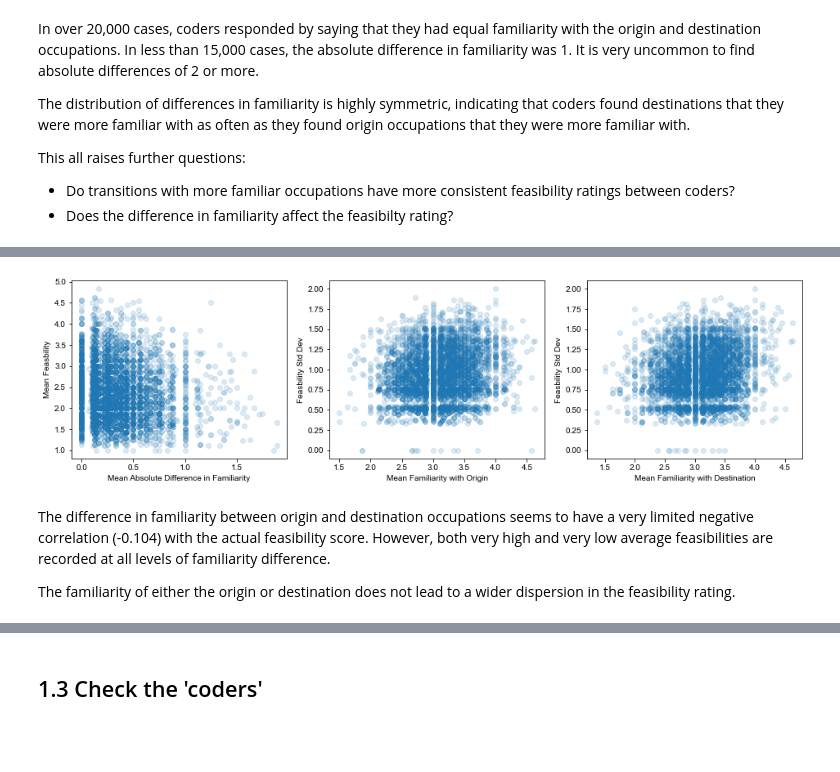
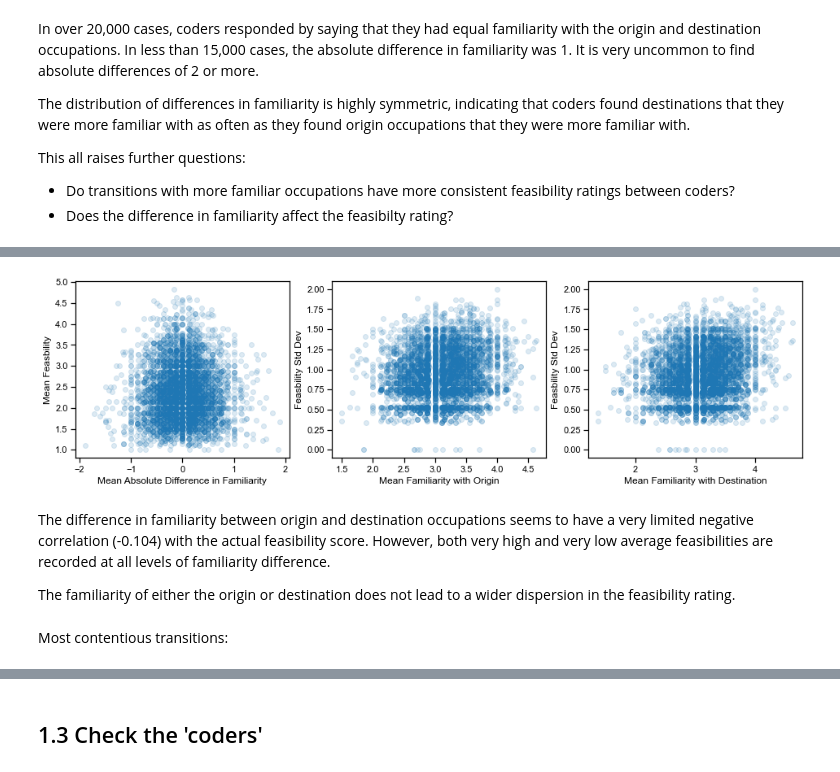
Before and after one commit to nestauk/mapping-career-causeways, a Jupyter notebook: codebase/notebooks/07_validation/Validation_02_EDA_of_validation_batch_1.ipynb, the cells around one changed output, grey strips where cells are left out. Drawn from its saved outputs; the diff is of its cells as text; code cells hidden in the pictures; blank space fills up the shorter version.

Commit message:
build preliminary feasibility model

```diff
--- a/codebase/notebooks/07_validation/Validation_02_EDA_of_validation_batch_1.ipynb
+++ b/codebase/notebooks/07_validation/Validation_02_EDA_of_validation_batch_1.ipynb
@@ -95,6 +107,8 @@ The familiarity with the origin and destination occupations are correlated showi
 # %%
 batch_results['familiarity_diff'] = (batch_results['familiarity_with_origin_1-5']
                                      - batch_results['familiarity_with_destination_1-5'])
+batch_results['familiarity_total'] = (batch_results['familiarity_with_origin_1-5']
+                                     + batch_results['familiarity_with_destination_1-5'])
 # %%
 fig, ax = plt.subplots()
 
@@ -120,10 +166,17 @@ This all raises further questions:
+# %%
+batch_results['is_gt_2'] = batch_results['feasibility_1-5'] > 2
+batch_results['is_gt_3'] = batch_results['feasibility_1-5'] > 3
+batch_results['is_gt_4'] = batch_results['feasibility_1-5'] > 4
 # %%
 transition_mean = (batch_results
- .groupby(['origin_id', 'destination_id'])
- [['feasibility_1-5', 'familiarity_with_origin_1-5', 'familiarity_with_destination_1-5', 'familiarity_diff']]
+ .groupby(['origin_label', 'destination_label'])
+ [['feasibility_1-5', 'familiarity_with_origin_1-5',
+   'familiarity_with_destination_1-5', 'familiarity_diff',
+   'familiarity_total', 'is_gt_2', 'is_gt_3', 'is_gt_4'
+  ]]
  .mean())
 
 transition_std = (batch_results
- .groupby(['origin_id', 'destination_id'])
+ .groupby(['origin_label', 'destination_label'])
  [['feasibility_1-5', 'familiarity_with_origin_1-5', 'familiarity_with_destination_1-5', 'familiarity_diff']]
  .std())
@@ -130,20 +214,22 @@ transition_std = (batch_results
 # %%
 fig, axs = plt.subplots(ncols=3, figsize=(16, 4))
 
-axs[0].scatter(transition_mean['familiarity_diff'].abs(), transition_mean['feasibility_1-5'], alpha=0.15)
+axs[0].scatter(transition_mean['familiarity_diff'], transition_mean['feasibility_1-5'], alpha=0.15)
 axs[0].set_xlabel('Mean Absolute Difference in Familiarity')
 axs[0].set_ylabel('Mean Feasbility')
 
 axs[1].scatter(transition_mean['familiarity_with_origin_1-5'], transition_std['feasibility_1-5'], alpha=0.15)
 axs[1].set_xlabel('Mean Familiarity with Origin')
 axs[1].set_ylabel('Feasbility Std Dev')
 
 axs[2].scatter(transition_mean['familiarity_with_destination_1-5'], transition_std['feasibility_1-5'], alpha=0.15)
 axs[2].set_xlabel('Mean Familiarity with Destination')
 axs[2].set_ylabel('Feasbility Std Dev');
 # %% [output]
-[figure, old version]
+[figure, new version]
 # %% [markdown]
 The difference in familiarity between origin and destination occupations seems to have a very limited negative correlation (-0.104) with the actual feasibility score. However, both very high and very low average feasibilities are recorded at all levels of familiarity difference.
 
 The familiarity of either the origin or destination does not lead to a wider dispersion in the feasibility rating.
+# %% [markdown]
+Most contentious transitions:
```
Also changed, not shown: parts of 70 cells of this notebook, 3 other files.
